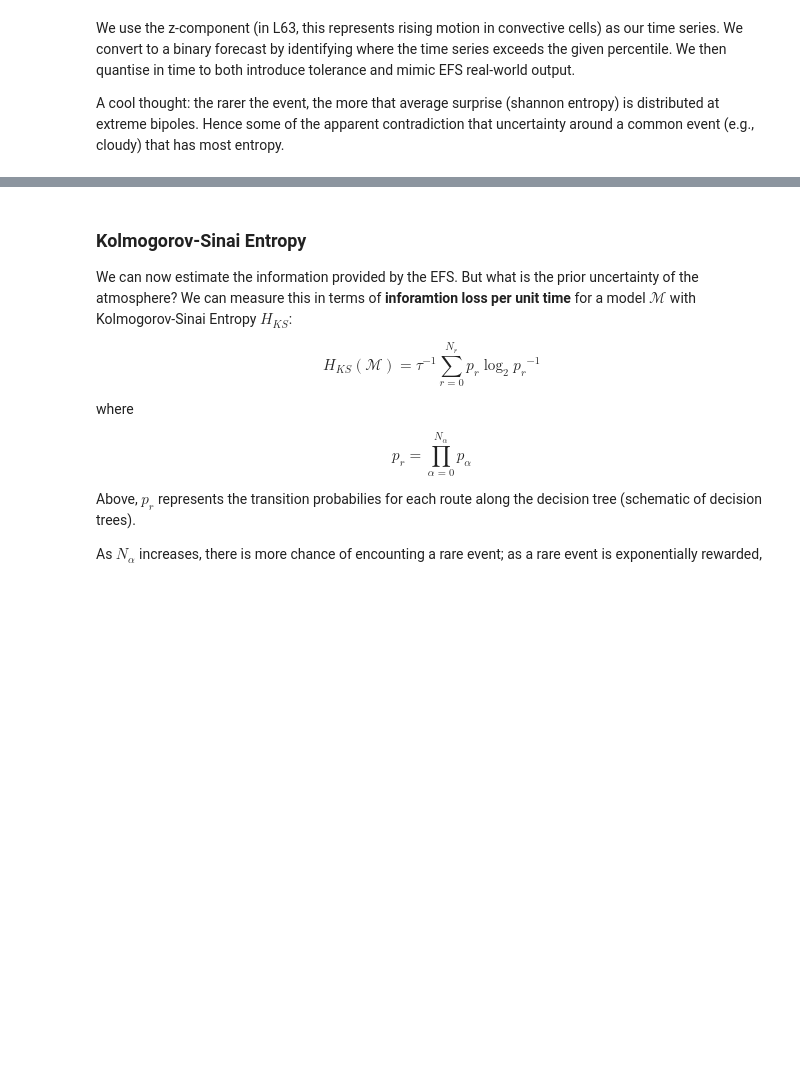
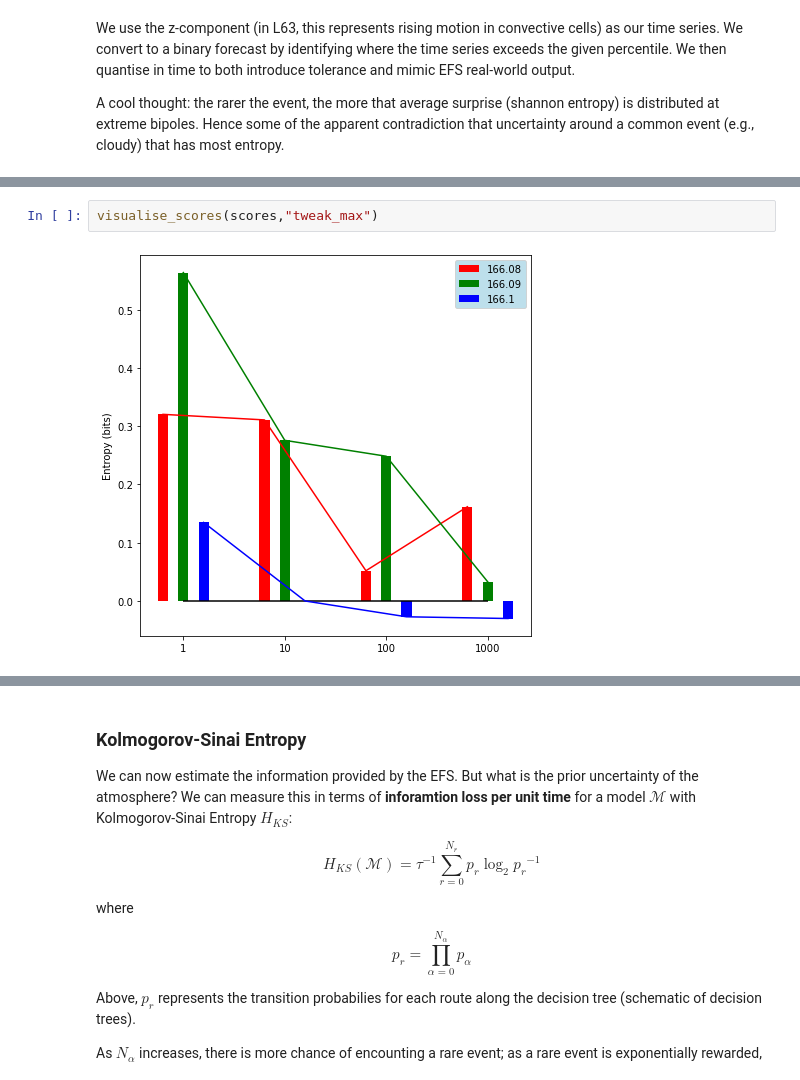
Before and after one commit to johnrobertlawson/info-gain, a Jupyter notebook: SurpriseRemoval.ipynb, the cells around one changed output, grey strips where cells are left out. Cells and saved outputs as stored; diff of their text form; blank space fills up the shorter version.

```diff
--- a/SurpriseRemoval.ipynb
+++ b/SurpriseRemoval.ipynb
@@ -603,0 +696,4 @@ plot_example(raw_obs=obs_data,obs_pw=obs_pw_data,raw_fcst=raw_fcst,
+# %%
+visualise_scores(scores,"tweak_max")
+# %% [output]
+[figure, added]
```
Also changed, not shown: parts of 20 cells of this notebook, 15 other files.
